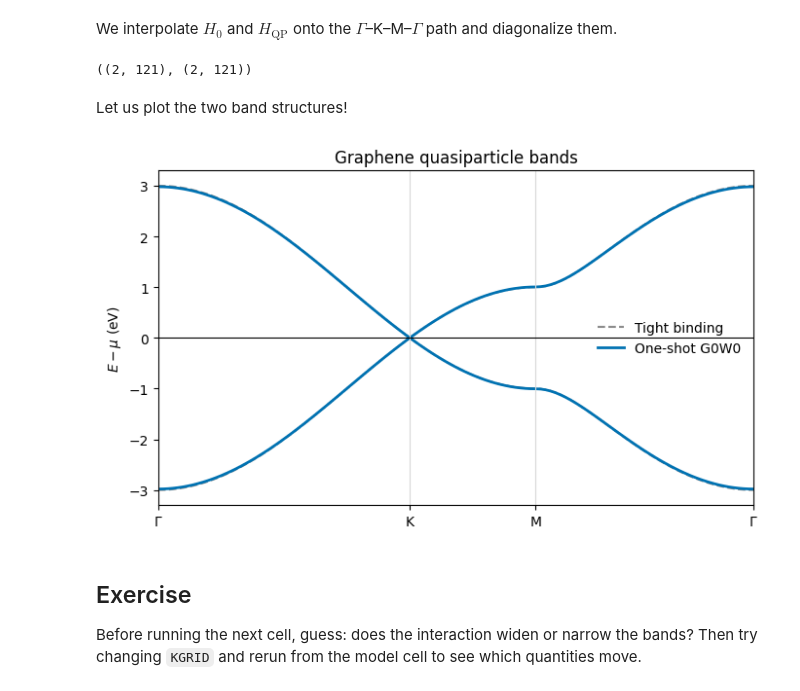
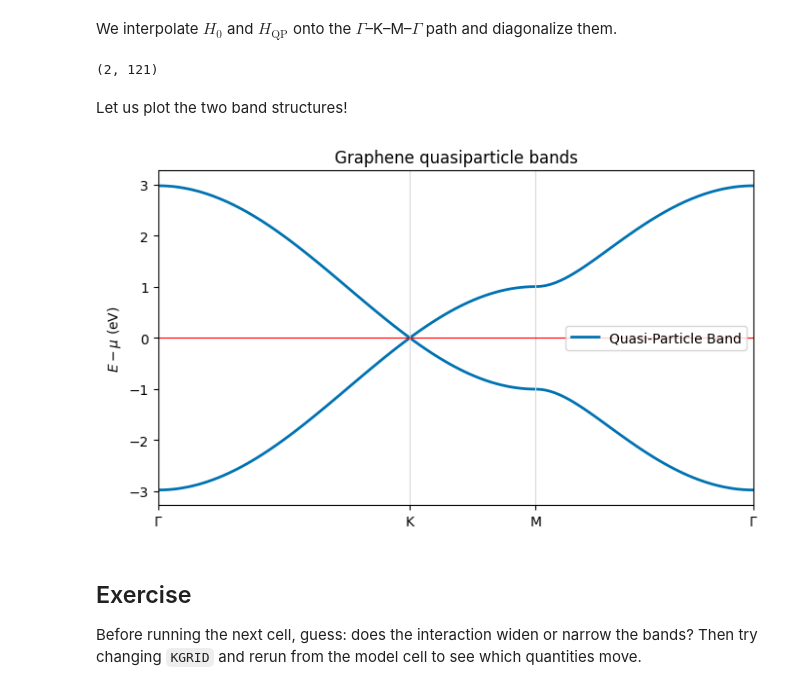
Before and after one commit to QAssemble/qassemble, a Jupyter notebook: examples/graphene/interactive/g0w0.ipynb, the cells around one changed output. Saved outputs shown, nothing was run; the diff lists cells and outputs as text; code cells hidden in the pictures.

```diff
--- a/examples/graphene/interactive/g0w0.ipynb
+++ b/examples/graphene/interactive/g0w0.ipynb
@@ -65,11 +65,11 @@ We build the crystal, the DLR grid, and the bare quantities $H_0$, $G_0$, and $V
 constructor_log = StringIO()
 start = perf_counter()
 with redirect_stdout(constructor_log):
-    crystal = Crystal(CRYSTAL_INPUT)
-    dlr = DLR({"T": TEMPERATURE, "cutoff": MATSUBARA_CUTOFF})
-    h0 = H0(crystal, hopping=HOPPING, onsite=ONSITE)
+    crystal = Crystal(Crystal_Input)
+    dlr = DLR({"T": T, "cutoff": CutOff})
+    h0 = H0(crystal, hopping=Hopping, onsite=Onsite)
     g0 = G0(crystal, dlr, h0.k)
-    v = V(crystal, orboption=LOCAL_INTERACTION, intamp=NONLOCAL_INTERACTION)
+    v = V(crystal, orboption=Local_Interaction, intamp=NonLocal_Interaction)
 
 print(f"Bare objects built in {perf_counter() - start:.3f} s")
 print(f"H0 {h0.k.shape}; G0 {g0.kf.shape}; V {v.k.shape}")
@@ -226,55 +226,45 @@ Z eigenvalue range: 0.9422 to 0.9451
 # %% [markdown]
 We interpolate $H_0$ and $H_{\mathrm{QP}}$ onto the $\Gamma$–K–M–$\Gamma$ path and diagonalize them.
 # %%
-crystal.Kpath(kpath=KPATH, nk=N_KPATH)
+crystal.Kpath(kpath=KPath, nk=NKPath)
 
-h0_path = h0.R2KArb(h0.r, crystal.kpath)
+h0_path = h0.R2KArb(h0.K2R(h0.k), crystal.kpath)
 h_qp_path = h0.R2KArb(h0.K2R(h_qp), crystal.kpath)
 
 tb_bands = np.linalg.eigvalsh(np.moveaxis(h0_path[:, :, 0, :], -1, 0)).T
 qp_bands = np.linalg.eigvalsh(np.moveaxis(h_qp_path[:, :, 0, :], -1, 0)).T
 
-assert tb_bands.shape == (2, N_KPATH)
-assert qp_bands.shape == (2, N_KPATH)
+assert qp_bands.shape == (2, NKPath)
 assert np.isfinite(qp_bands).all()
-
-tb_bands.shape, qp_bands.shape
+qp_bands.shape
 # %% [output]
-((2, 121), (2, 121))
+(2, 121)
 # %% [markdown]
 Let us plot the two band structures!
 # %%
 fig, ax = plt.subplots(figsize=(7.0, 4.2))
 for band in range(tb_bands.shape[0]):
     ax.plot(
         crystal.kdist,
-        tb_bands[band],
-        color="0.55",
-        linestyle="--",
-        linewidth=1.5,
-        label="Tight binding" if band == 0 else None,
-    )
-    ax.plot(
-        crystal.kdist,
         qp_bands[band],
         color="#0072B2",
         linewidth=2.0,
-        label="One-shot G0W0" if band == 0 else None,
+        label="Quasi-Particle Band" if band == 0 else None,
     )
 
 for node in crystal.knode:
     ax.axvline(node, color="0.85", linewidth=0.8)
-ax.axhline(0.0, color="black", linewidth=0.8)
+ax.axhline(0.0, color="red", linewidth=0.8)
 ax.set_xlim(crystal.knode[0], crystal.knode[-1])
 ax.set_xticks(crystal.knode)
-ax.set_xticklabels(K_LABELS)
+ax.set_xticklabels(KLable)
 ax.set_ylabel(r"$E - \mu$ (eV)")
 ax.set_title("Graphene quasiparticle bands")
-ax.legend(frameon=False)
+ax.legend()
 fig.tight_layout()
 plt.show()
 # %% [output]
-[figure, old version]
+[figure, new version]
 # %% [markdown]
 ## Exercise
 
```
Also changed, not shown: parts of 4 cells of this notebook.
